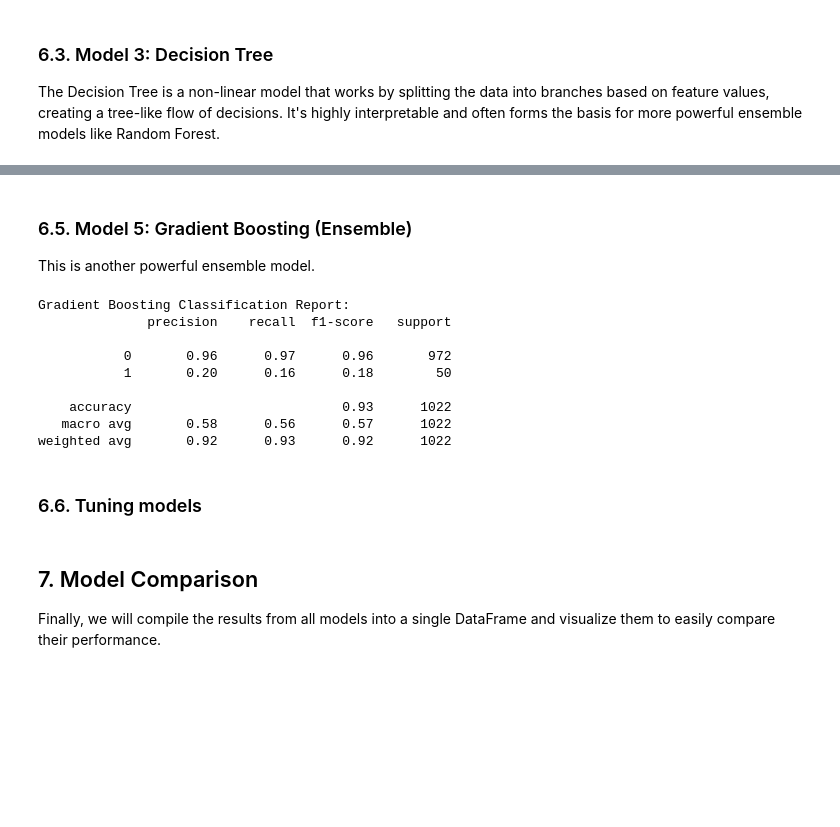
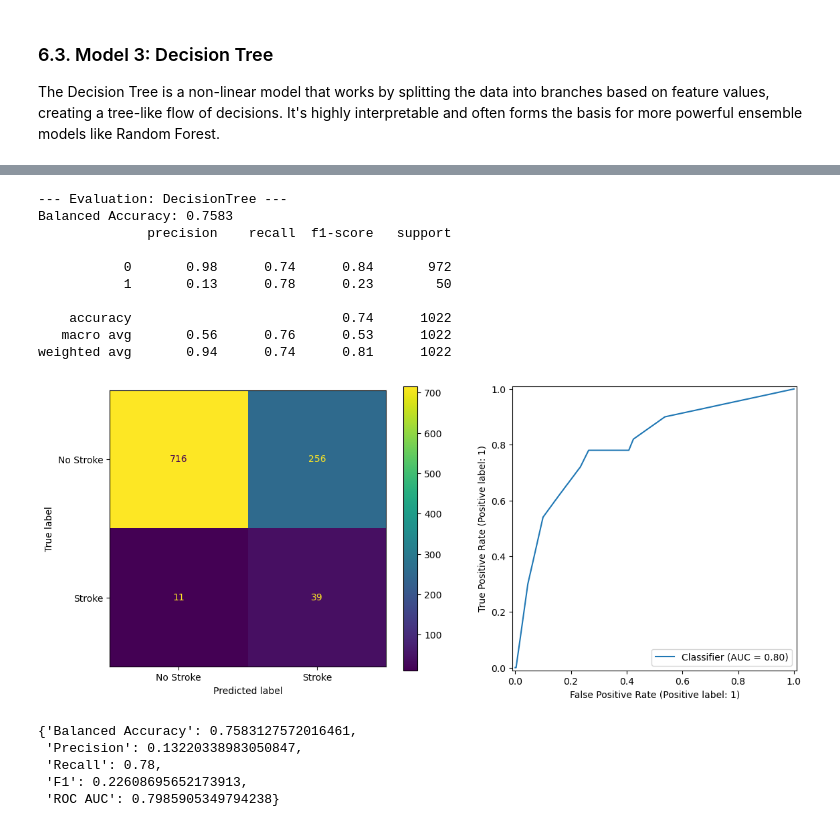
Before and after one commit to koba4real/MLDM-stroke-prediction-project, a Jupyter notebook: main-analysis.ipynb, the cells around one changed output, grey strips where cells are left out. Cells and saved outputs as stored; diff of their text form; code cells hidden in the pictures; blank space fills up the shorter version.

```diff
--- a/main-analysis.ipynb
+++ b/main-analysis.ipynb
@@ -1609,35 +1487,0 @@ ROC-AUC Score: 0.7648
-# %% [markdown]
-### 6.5. Model 5: Gradient Boosting (Ensemble)
-
-This is another powerful ensemble model.
-# %%
-# 1. Initialize and train the model
-gb = GradientBoostingClassifier(random_state=42)
-gb.fit(X_train_smote, y_train_smote)
-
-# 2. Make predictions on the test set
-y_pred_gb = gb.predict(X_test)
-
-# 3. Evaluate the model
-print("Gradient Boosting Classification Report:")
-print(classification_report(y_test, y_pred_gb))
-
-# 4. Store results for our final comparison
-results['Gradient Boosting'] = {
-    'F1-Score': f1_score(y_test, y_pred_gb),
-    'Precision': precision_score(y_test, y_pred_gb),
-    'Recall': recall_score(y_test, y_pred_gb),
-    'ROC-AUC': roc_auc_score(y_test, y_pred_gb)
-}
-# %% [output]
-Gradient Boosting Classification Report:
-              precision    recall  f1-score   support
-
-           0       0.96      0.97      0.96       972
-           1       0.20      0.16      0.18        50
-
-    accuracy                           0.93      1022
-   macro avg       0.58      0.56      0.57      1022
-weighted avg       0.92      0.93      0.92      1022
-# %% [markdown]
-### 6.6. Tuning models
@@ -1653,4 +1488,33 @@ grid_models = [(LogisticRegression(),[{'C':[0.25,0.5,0.75,1],'random_state':[0]}
-# %% [markdown]
-## 7. Model Comparison
-
-Finally, we will compile the results from all models into a single DataFrame and visualize them to easily compare their performance.
+# %%
+# Initialize the Decision Tree Classifier
+# We set a random_state to ensure the results are the same every time we run the code.
+# class_weight=balanced adjusts weights inversely proportional to class frequencies
+tree_clf = DecisionTreeClassifier(
+    max_depth=5, random_state=42, class_weight="balanced")
+tree_clf.fit(X_train, y_train)
+
+evaluate_model(
+    clf=tree_clf,
+    X_test=X_test,
+    y_test=y_test,
+    name="DecisionTree",
+    results=results,
+    show_plots=True
+)
+# %% [output]
+--- Evaluation: DecisionTree ---
+Balanced Accuracy: 0.7583
+              precision    recall  f1-score   support
+
+           0       0.98      0.74      0.84       972
+           1       0.13      0.78      0.23        50
+
+    accuracy                           0.74      1022
+   macro avg       0.56      0.76      0.53      1022
+weighted avg       0.94      0.74      0.81      1022
+[figure, added]
+{'Balanced Accuracy': 0.7583127572016461,
+ 'Precision': 0.13220338983050847,
+ 'Recall': 0.78,
+ 'F1': 0.22608695652173913,
+ 'ROC AUC': 0.7985905349794238}
```
Also changed, not shown: parts of 88 cells of this notebook.
